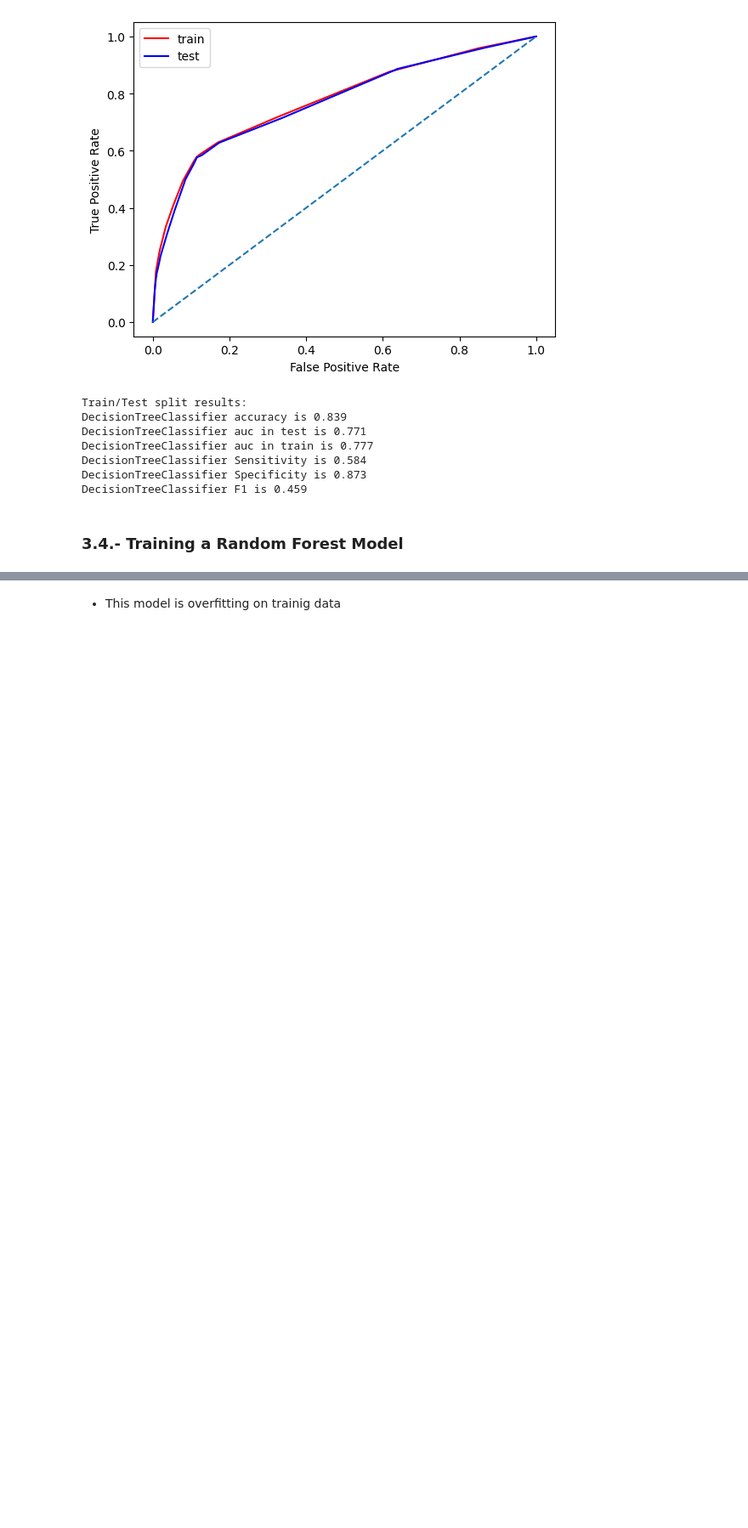
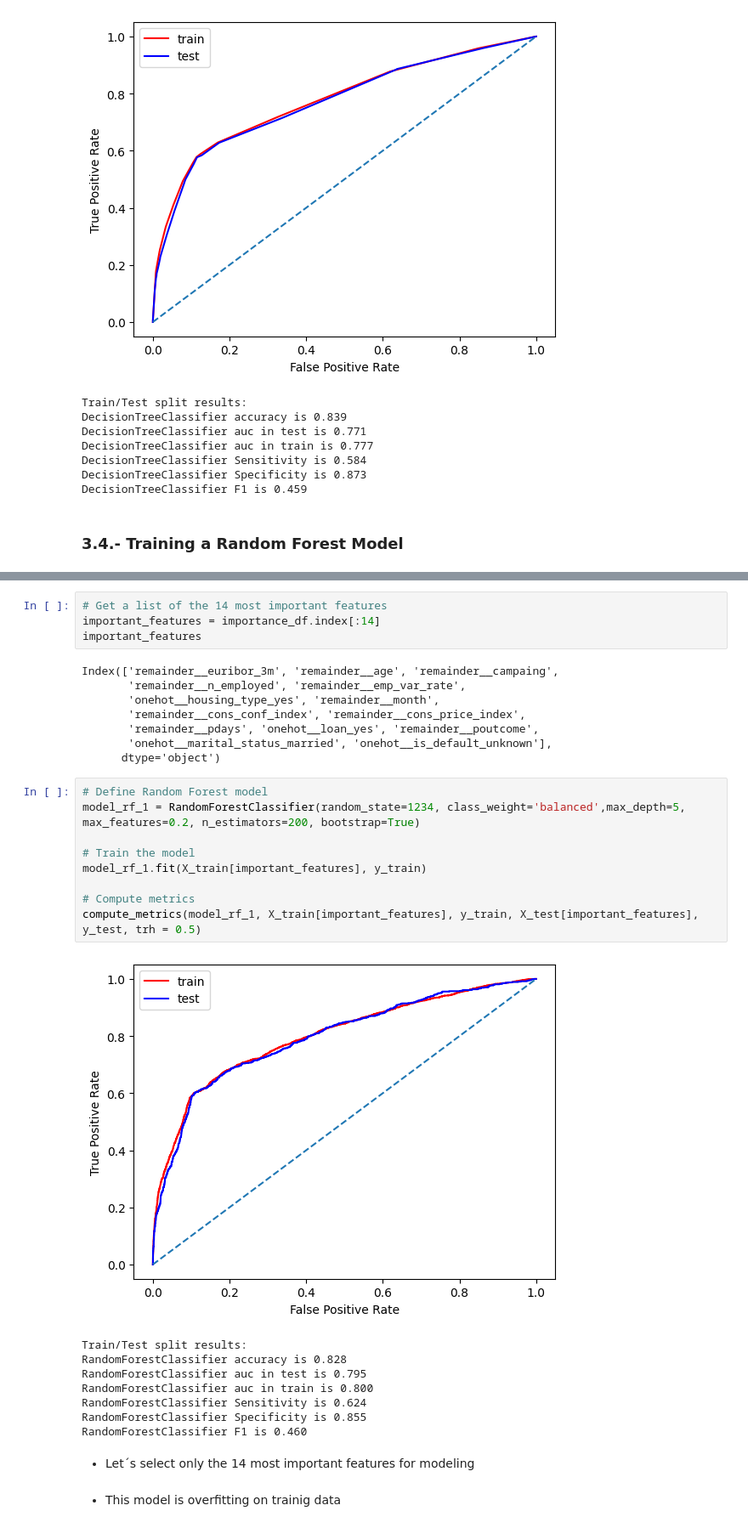
Before and after one commit to marcemir/MLAdvancedProject, a Jupyter notebook: 2410_kaggle_bank_campaingMarcelo.ipynb, the cells around one changed output, grey strips where cells are left out. Shown at 85% size. Saved outputs shown, nothing was run; the diff lists cells and outputs as text; blank space fills up the shorter version.

```diff
--- a/2410_kaggle_bank_campaingMarcelo.ipynb
+++ b/2410_kaggle_bank_campaingMarcelo.ipynb
@@ -1319,3 +1447,35 @@ plt.show()
+# %%
+# Get a list of the 14 most important features
+important_features = importance_df.index[:14]
+important_features
+# %% [output]
+Index(['remainder__euribor_3m', 'remainder__age', 'remainder__campaing',
+       'remainder__n_employed', 'remainder__emp_var_rate',
+       'onehot__housing_type_yes', 'remainder__month',
+       'remainder__cons_conf_index', 'remainder__cons_price_index',
+       'remainder__pdays', 'onehot__loan_yes', 'remainder__poutcome',
+       'onehot__marital_status_married', 'onehot__is_default_unknown'],
+      dtype='object')
+# %%
+# Define Random Forest model
+model_rf_1 = RandomForestClassifier(random_state=1234, class_weight='balanced',max_depth=5, max_features=0.2, n_estimators=200, bootstrap=True)
+
+# Train the model
+model_rf_1.fit(X_train[important_features], y_train)
+
+# Compute metrics
+compute_metrics(model_rf_1, X_train[important_features], y_train, X_test[important_features], y_test, trh = 0.5)
+# %% [output]
+[figure, added]
+Train/Test split results:
+RandomForestClassifier accuracy is 0.828
+RandomForestClassifier auc in test is 0.795
+RandomForestClassifier auc in train is 0.800
+RandomForestClassifier Sensitivity is 0.624
+RandomForestClassifier Specificity is 0.855
+RandomForestClassifier F1 is 0.460
+# %% [markdown]
+- Let´s select only the 14 most important features for modeling
 # %% [markdown]
 - This model is overfitting on trainig data
 # %%
```
Also changed, not shown: parts of 70 cells of this notebook, 6 other files.
